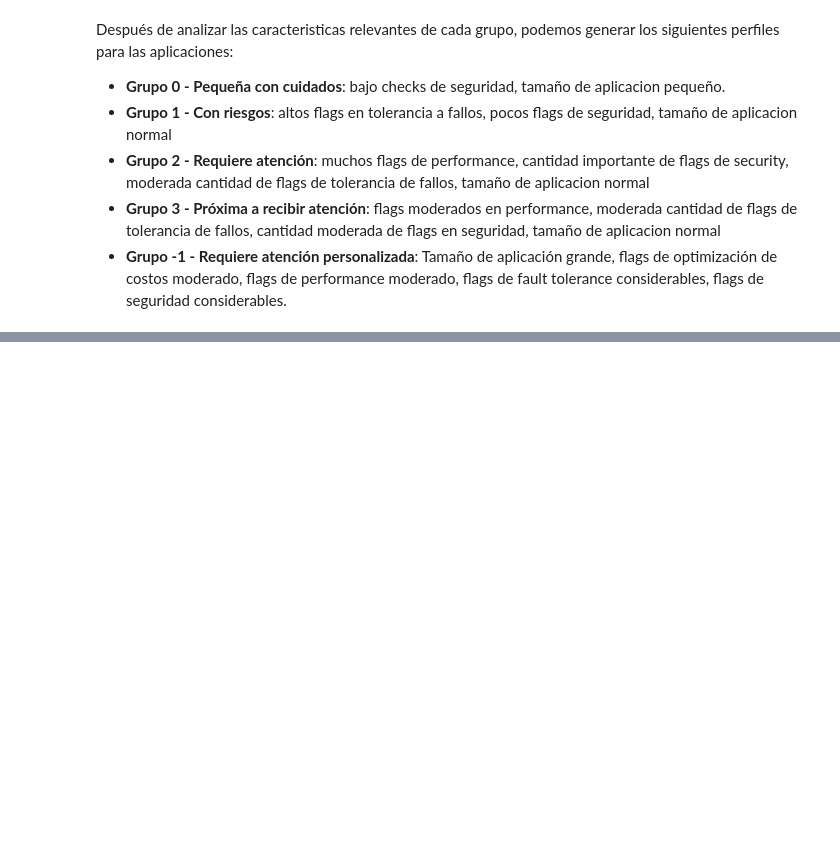
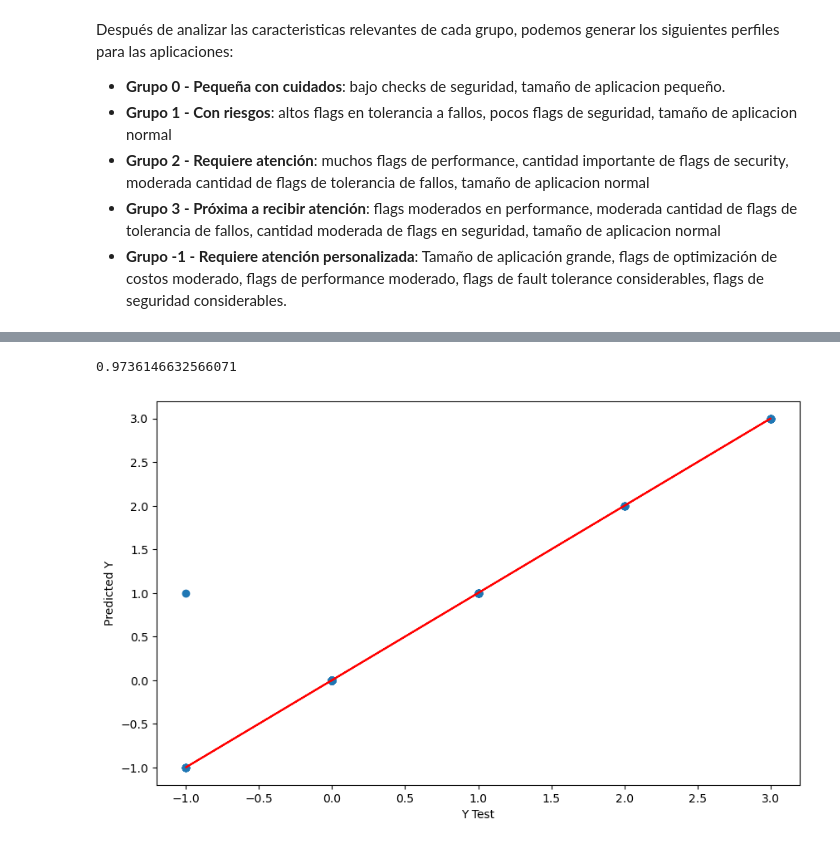
Before and after one commit to 00Fede/incubadora-aplicaciones, a Jupyter notebook: Model_Implementation.ipynb, the cells around one changed output, grey strips where cells are left out. Cells and saved outputs as stored; diff of their text form; code cells hidden in the pictures; blank space fills up the shorter version.

```diff
--- a/Model_Implementation.ipynb
+++ b/Model_Implementation.ipynb
@@ -287,2 +337,4 @@ df_pdn_scaled.head()
 # %%
 df_pdn_scaled.to_csv('data/clustered_fact_application.csv', index=False)
+# %%
+df_pdn_scaled['applicationcode'] = df_full_pdn.reset_index(drop=True)['applicationcode']
@@ -288,0 +344,23 @@ df_pdn_scaled.to_csv('data/clustered_fact_application.csv', index=False)
+# %%
+# train test split
+from sklearn.model_selection import train_test_split
+
+X = df_pdn_scaled.drop(['cluster', 'applicationcode'], axis=1)
+y = df_pdn_scaled['cluster']
+
+X_train, X_test, y_train, y_test = train_test_split(X, y, test_size=0.2, random_state=101)
+# %%
+# train model
+from sklearn.ensemble import RandomForestClassifier
+
+rfc = RandomForestClassifier(n_estimators=100, oob_score=True)
+rfc.fit(X_train, y_train)
+
+# predict
+predictions = rfc.predict(X_test)
+
+# evaluate
+from sklearn.metrics import classification_report, confusion_matrix
+
+print(confusion_matrix(y_test, predictions))
+print(classification_report(y_test, predictions))
@@ -288,0 +384,19 @@ df_pdn_scaled.to_csv('data/clustered_fact_application.csv', index=False)
+# %%
+# run cross validation
+from sklearn.model_selection import cross_val_score
+
+rfc = RandomForestClassifier(n_estimators=100)
+scores = cross_val_score(rfc, X, y, cv=10)
+scores.mean()
+# %% [output]
+0.9736146632566071
+# %%
+# plot predictions
+plt.figure(figsize=(10,6))
+plt.scatter(y_test, predictions)
+plt.plot(y_test, y_test,'r')
+plt.xlabel('Y Test')
+plt.ylabel('Predicted Y')
+plt.show()
+# %% [output]
+[figure, added]
```
Also changed, not shown: parts of 10 cells of this notebook.
